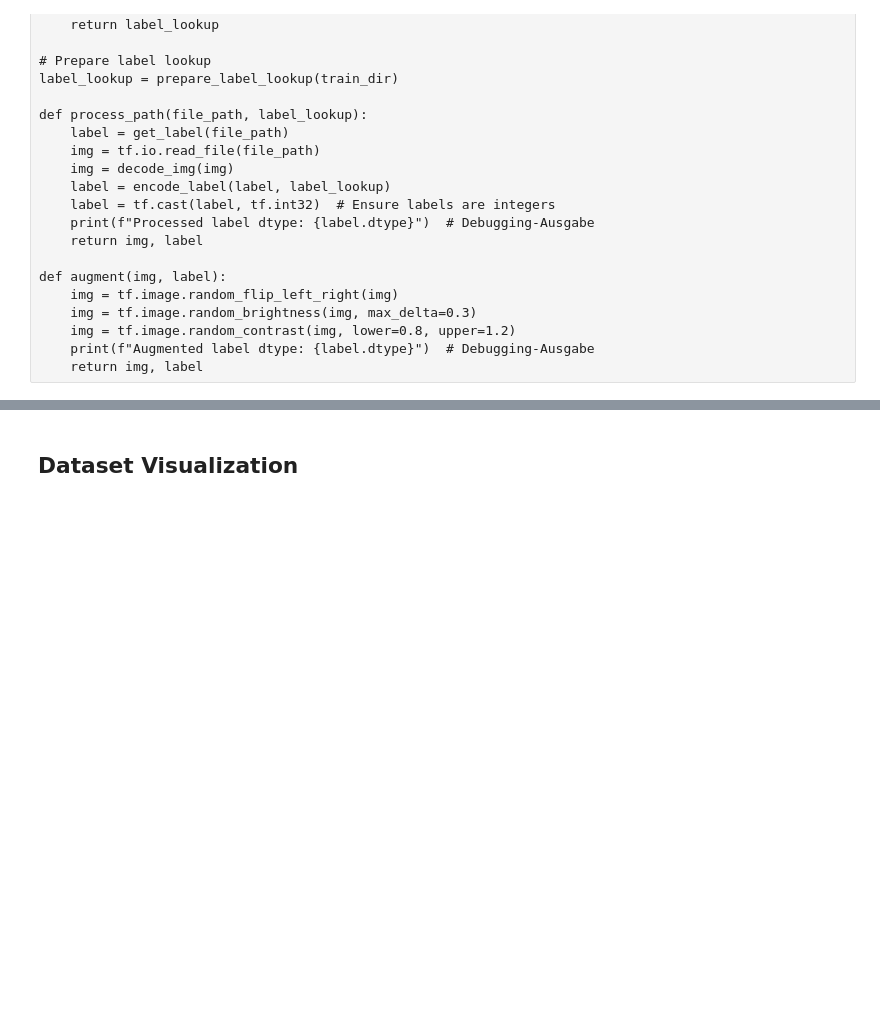
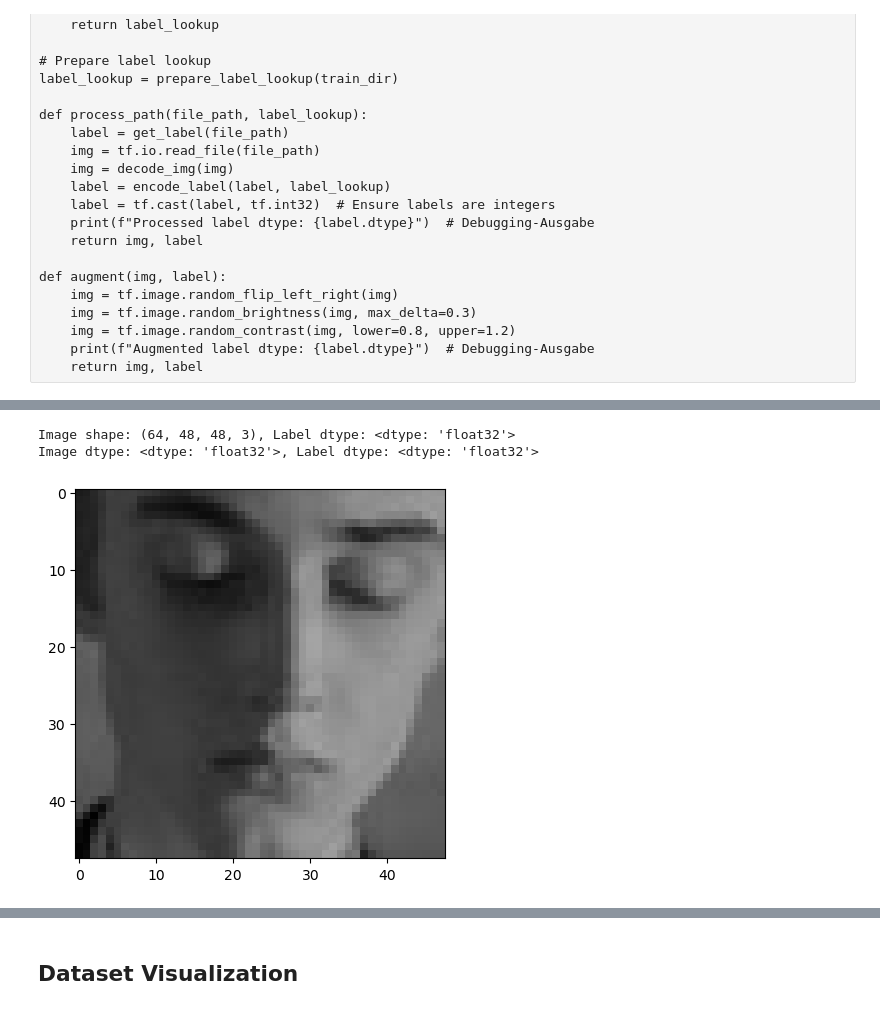
Before and after one commit to RnLe/MachineLearning, a Jupyter notebook: emotions_facial/main.ipynb, the cells around one changed output, grey strips where cells are left out. Cells and saved outputs as stored; diff of their text form; code cells hidden in the pictures; blank space fills up the shorter version.

```diff
--- a/emotions_facial/main.ipynb
+++ b/emotions_facial/main.ipynb
@@ -320,5 +438,13 @@ Image dtype: <dtype: 'float32'>, Label dtype: <dtype: 'float32'>
 # %%
 # Print one image (to confirm whether the images are represented as 48x48x1 tensors)
-#for img, label in augmented_train_ds.take(1):
-#    print(f"Image shape: {img.shape}, Label dtype: {label.dtype}")
-#    print(f"Image dtype: {img.dtype}, Label dtype: {label.dtype}")
+for img, label in train_ds.take(1):
+    print(f"Image shape: {img.shape}, Label dtype: {label.dtype}")
+    print(f"Image dtype: {img.dtype}, Label dtype: {label.dtype}")
+
+    # Plot the rgb image
+    plt.imshow(img[0])
+    plt.show()
+# %% [output]
+Image shape: (64, 48, 48, 3), Label dtype: <dtype: 'float32'>
+Image dtype: <dtype: 'float32'>, Label dtype: <dtype: 'float32'>
+[figure, added]
```
Also changed, not shown: parts of 25 cells of this notebook, 1 other file.
